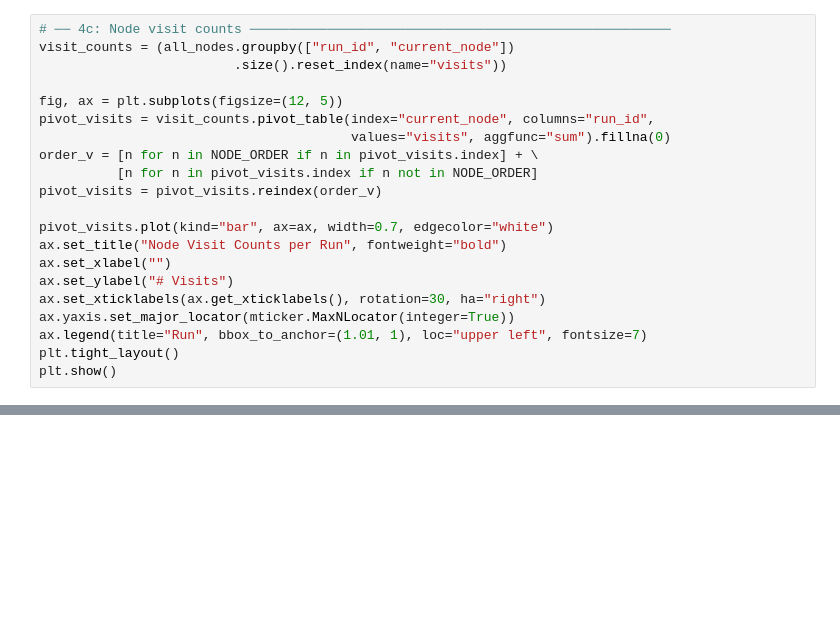
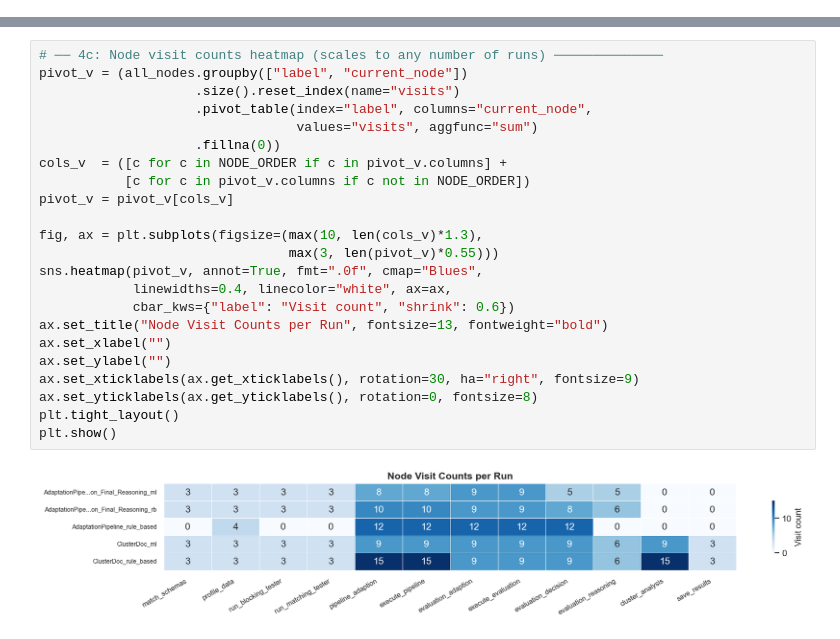
Before and after one commit to gdebus/data-integration-team-project, a Jupyter notebook: agents/agent_evaluation.ipynb, the cells around one changed output, grey strips where cells are left out. Saved outputs shown, nothing was run; the diff lists cells and outputs as text; blank space fills up the shorter version.

```diff
--- a/agents/agent_evaluation.ipynb
+++ b/agents/agent_evaluation.ipynb
@@ -392,21 +0,0 @@ plt.show()
-# %%
-# ── 4c: Node visit counts ──────────────────────────────────────────────────────
-visit_counts = (all_nodes.groupby(["run_id", "current_node"])
-                         .size().reset_index(name="visits"))
-
-fig, ax = plt.subplots(figsize=(12, 5))
-pivot_visits = visit_counts.pivot_table(index="current_node", columns="run_id",
-                                        values="visits", aggfunc="sum").fillna(0)
-order_v = [n for n in NODE_ORDER if n in pivot_visits.index] + \
-          [n for n in pivot_visits.index if n not in NODE_ORDER]
-pivot_visits = pivot_visits.reindex(order_v)
-
-pivot_visits.plot(kind="bar", ax=ax, width=0.7, edgecolor="white")
-ax.set_title("Node Visit Counts per Run", fontweight="bold")
-ax.set_xlabel("")
-ax.set_ylabel("# Visits")
-ax.set_xticklabels(ax.get_xticklabels(), rotation=30, ha="right")
-ax.yaxis.set_major_locator(mticker.MaxNLocator(integer=True))
-ax.legend(title="Run", bbox_to_anchor=(1.01, 1), loc="upper left", fontsize=7)
-plt.tight_layout()
-plt.show()
@@ -921,0 +494,25 @@ for run_id, r in runs.items():
+# %%
+# ── 4c: Node visit counts heatmap (scales to any number of runs) ──────────────
+pivot_v = (all_nodes.groupby(["label", "current_node"])
+                    .size().reset_index(name="visits")
+                    .pivot_table(index="label", columns="current_node",
+                                 values="visits", aggfunc="sum")
+                    .fillna(0))
+cols_v  = ([c for c in NODE_ORDER if c in pivot_v.columns] +
+           [c for c in pivot_v.columns if c not in NODE_ORDER])
+pivot_v = pivot_v[cols_v]
+
+fig, ax = plt.subplots(figsize=(max(10, len(cols_v)*1.3),
+                                max(3, len(pivot_v)*0.55)))
+sns.heatmap(pivot_v, annot=True, fmt=".0f", cmap="Blues",
+            linewidths=0.4, linecolor="white", ax=ax,
+            cbar_kws={"label": "Visit count", "shrink": 0.6})
+ax.set_title("Node Visit Counts per Run", fontsize=13, fontweight="bold")
+ax.set_xlabel("")
+ax.set_ylabel("")
+ax.set_xticklabels(ax.get_xticklabels(), rotation=30, ha="right", fontsize=9)
+ax.set_yticklabels(ax.get_yticklabels(), rotation=0, fontsize=8)
+plt.tight_layout()
+plt.show()
+# %% [output]
+[figure, added]
```
Also changed, not shown: parts of 55 cells of this notebook.
